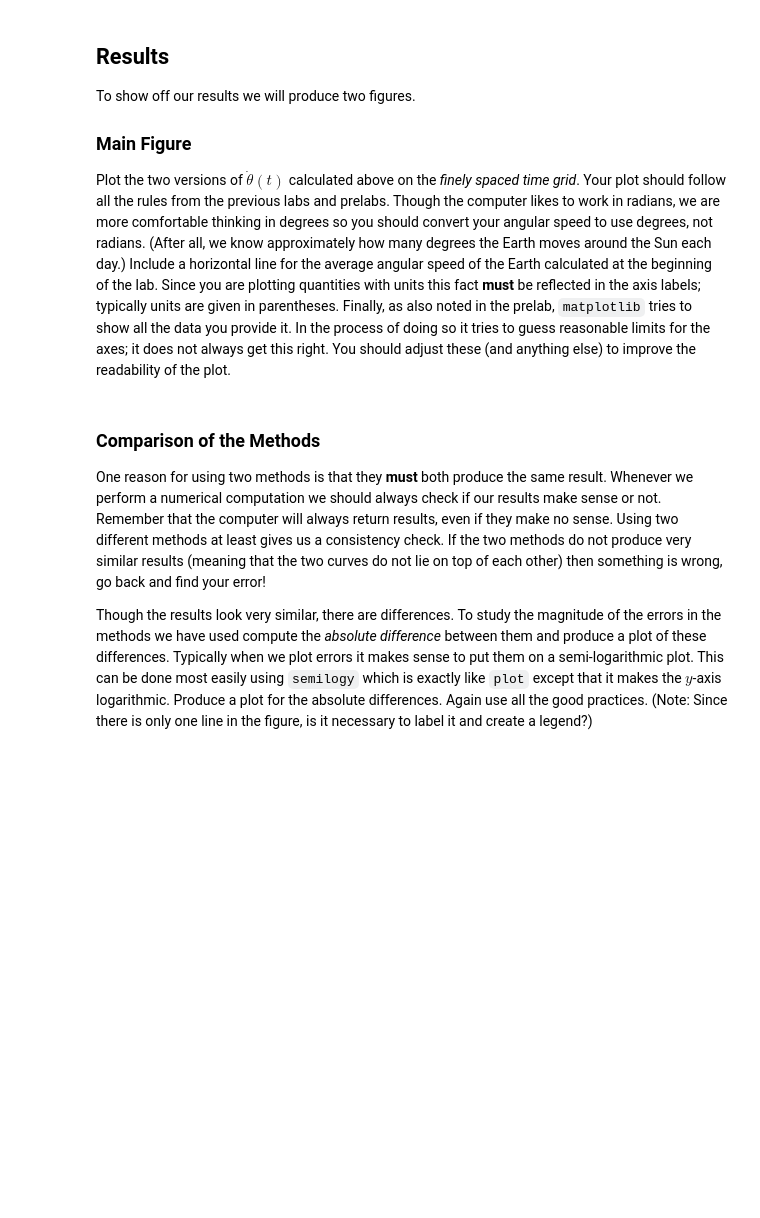
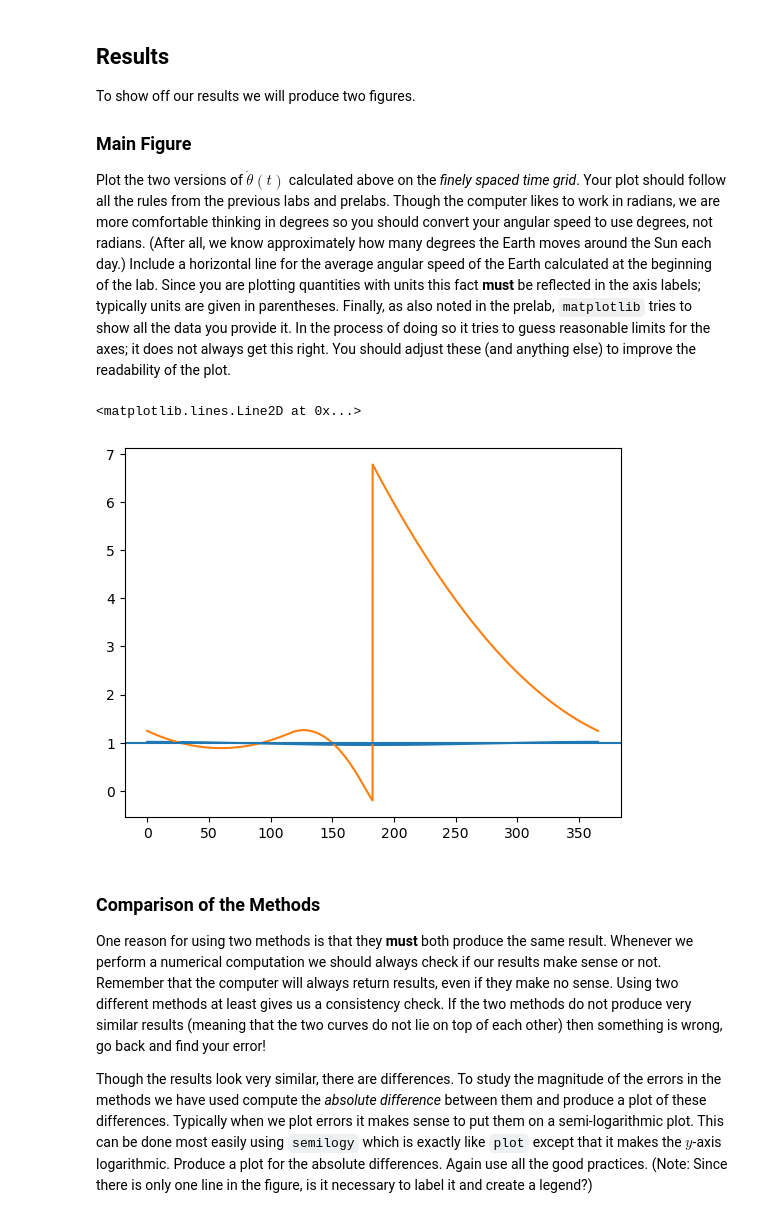
Before and after one commit to SerenaLynas/p250-spring-2026, a Jupyter notebook: labs/Lab02.ipynb, the cells around one changed output. Drawn from its saved outputs; the diff is of its cells as text; code cells hidden in the pictures; blank space fills up the shorter version.

```diff
--- a/labs/Lab02.ipynb
+++ b/labs/Lab02.ipynb
@@ -225,3 +245,10 @@ raise NotImplementedError()
+# %%
+plt.plot(ts, np.rad2deg(angular_speeds))
+plt.plot(ts, np.rad2deg(kepler_angular_speeds))
+plt.axhline(np.rad2deg(omega))
+# %% [output]
+<matplotlib.lines.Line2D at 0x...>
+[figure, added]
 # %% [markdown]
 ### Comparison of the Methods
 
```
Also changed, not shown: parts of 16 cells of this notebook.
